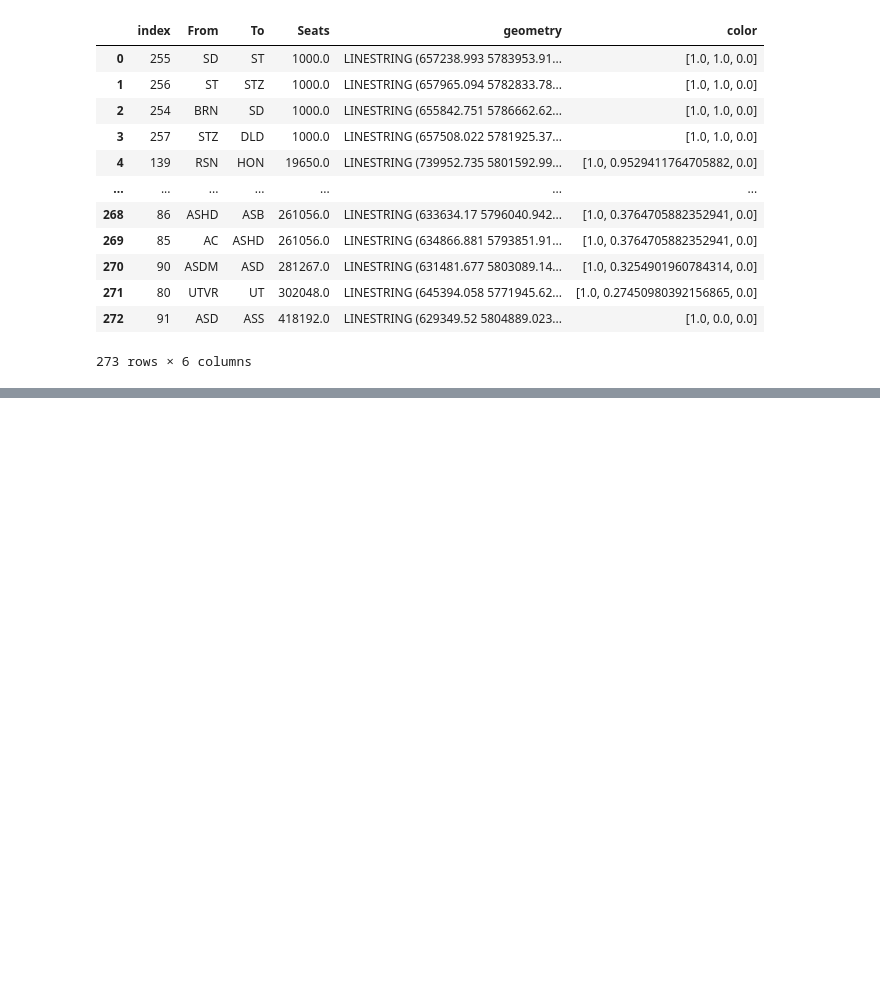
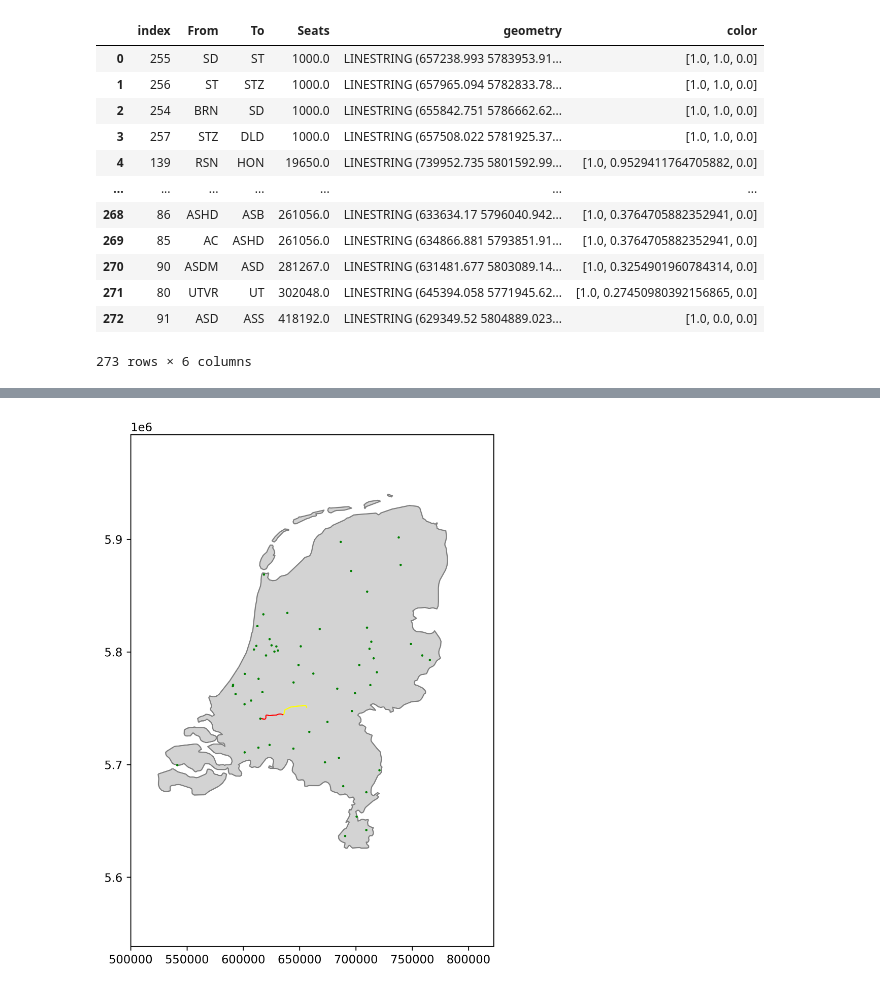
Before and after one commit to mathijsmarkus/python_group_assignment, a Jupyter notebook: Hoofd Notebook.ipynb, the cells around one changed output, grey strips where cells are left out. Saved outputs shown, nothing was run; the diff lists cells and outputs as text; code cells hidden in the pictures; blank space fills up the shorter version.

```diff
--- a/Hoofd Notebook.ipynb
+++ b/Hoofd Notebook.ipynb
@@ -344,0 +397,92 @@ df.to_csv('PlotDataTuesday.csv')
+# %%
+import pandas as pd
+import geopandas as gpd
+import matplotlib.pyplot as plt
+from shapely.wkt import loads
+from shapely.geometry import box, Point
+import ast
+
+# Load the CSV into a DataFrame
+csv_file_path = 'PlotDataWeekQbuzzall.csv'
+df = pd.read_csv(csv_file_path)
+
+# Convert the DataFrame to a GeoDataFrame
+df['geometry'] = df['geometry'].apply(loads)  # Convert WKT strings to Shapely geometry objects
+df = gpd.GeoDataFrame(df, geometry='geometry')
+
+# Set the CRS for the GeoDataFrame (assuming it is in WGS84, latitude and longitude)
+df = df.set_crs(epsg=4326)
+
+# Load the shapefile of the Netherlands
+try:
+    netherlands_shapefile_path = "ne_10m_admin_0_countries/ne_10m_admin_0_countries.shp"
+    world = gpd.read_file(netherlands_shapefile_path)
+    netherlands = world[world['NAME'] == "Netherlands"]
+
+    # Set the CRS for the Netherlands shapefile to WGS84 (assuming it uses lat/lon)
+    netherlands = netherlands.set_crs(epsg=4326)
+
+    # Reproject the Netherlands shapefile to UTM (Zone 31N for the Netherlands)
+    netherlands = netherlands.to_crs(epsg=32631)
+except Exception as e:
+    print("Unable to load Netherlands shapefile: ", e)
+    netherlands = None
+
+# Reproject `df` to UTM Zone 31N (EPSG: 32631)
+df = df.to_crs(epsg=32631)
+
+# Define original limits in WGS84 (lat/lon)
+lon_min, lon_max = 3, 7.5
+lat_min, lat_max = 50, 54
+
+# Create a GeoDataFrame to represent the bounding box
+bbox = gpd.GeoDataFrame(
+    {'geometry': [box(lon_min, lat_min, lon_max, lat_max)]},
+    crs="EPSG:4326"
+)
+
+# Reproject the bounding box to UTM (to match the Netherlands and df projection)
+bbox = bbox.to_crs(epsg=32631)
+
+# Extract the limits from the reprojected bounding box
+minx, miny, maxx, maxy = bbox.total_bounds
+
+# Create figure
+fig, ax = plt.subplots(figsize=[12, 8], dpi=600)
+
+# Set the new limits using the reprojected UTM coordinates
+ax.set_xlim([minx, maxx])
+ax.set_ylim([miny, maxy])
+
+# Plot the reprojected Netherlands if available
+if netherlands is not None:
+    netherlands.plot(ax=ax, color='lightgray', edgecolor='gray', zorder=1)
+
+# Plot your data points with associated colors
+for i in range(len(df)):
+    df.iloc[[i]].plot(ax=ax, color=ast.literal_eval(df.loc[i, 'color']), linewidth=1, zorder=2)
+
+# Import cities data
+try:
+    steden = pd.read_csv('Randstad-0.csv')
+
+    # Convert the 'steden' DataFrame to a GeoDataFrame
+    steden['geometry'] = steden.apply(lambda row: Point(row['Lng-coord'], row['Lat-coord']), axis=1)
+    steden_gdf = gpd.GeoDataFrame(steden, geometry='geometry')
+
+    # Set the CRS for the cities to WGS84 (assuming the coordinates are in lat/lon)
+    steden_gdf = steden_gdf.set_crs(epsg=4326)
+
+    # Reproject the cities to the same CRS as the map (UTM Zone 31N)
+    steden_gdf = steden_gdf.to_crs(epsg=32631)
+    steden_gdf2 = steden_gdf[(steden_gdf['Type'] == 'knooppuntIntercitystation') |
+                             (steden_gdf['Type'] == 'megastation') |
+                             (steden_gdf['Type'] == 'intercitystation')].reset_index(drop=True)
+    steden_gdf2.plot(ax=ax, color='green', marker='o', markersize=1, zorder=3)
+except Exception as e:
+    print("Unable to load cities data: ", e)
+
+# Show the plot
+plt.show()
+# %% [output]
+[figure, added]
```
Also changed, not shown: parts of 1 cell of this notebook.
